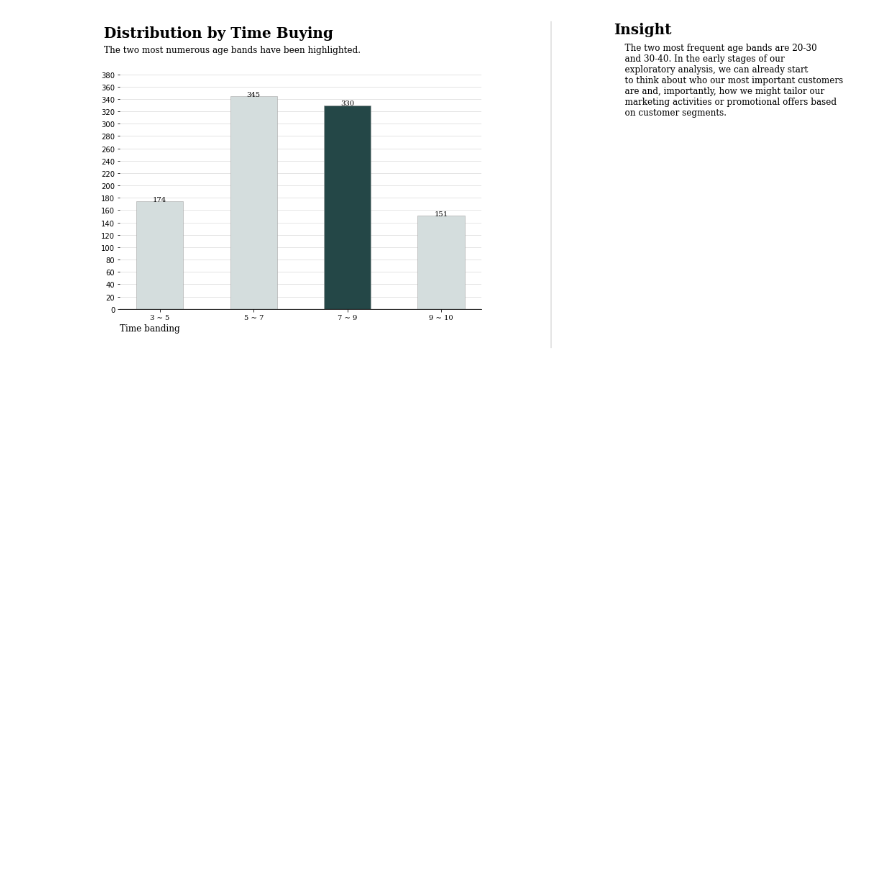
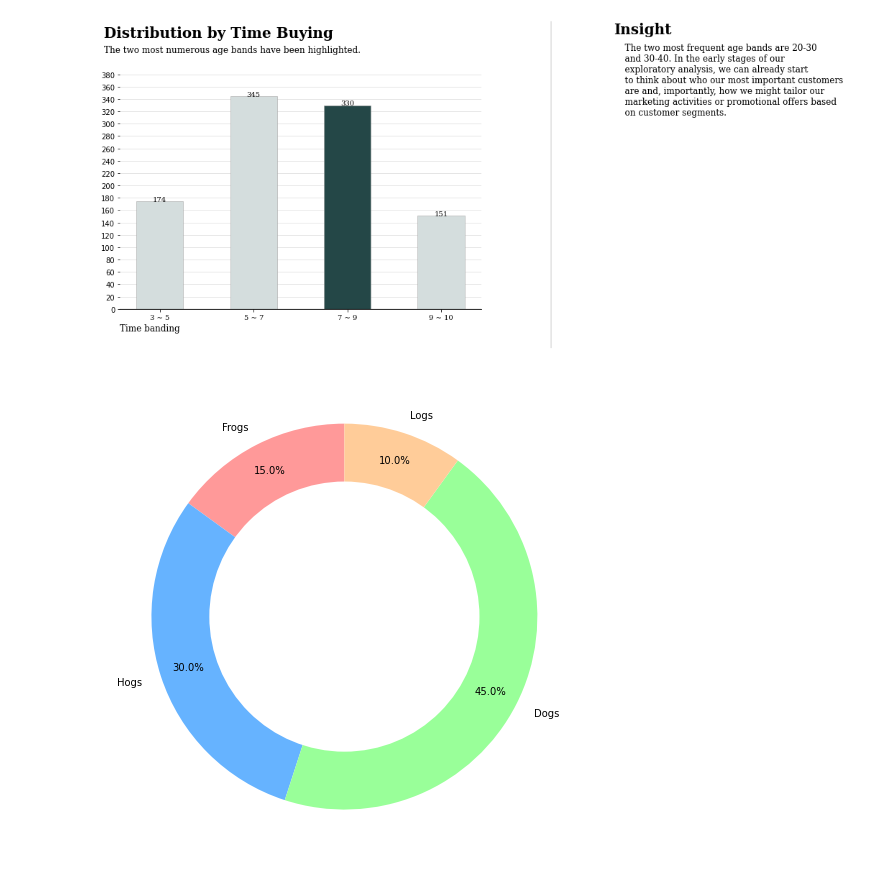
Before and after one commit to diakurnia/supermarket-dashboard, a Jupyter notebook: 3-Data Visualization.ipynb, the cells around one changed output. Saved outputs shown, nothing was run; the diff lists cells and outputs as text; code cells hidden in the pictures; blank space fills up the shorter version.

```diff
--- a/3-Data Visualization.ipynb
+++ b/3-Data Visualization.ipynb
@@ -238,0 +299,17 @@ FixedFormatter should only be used together with FixedLocator
+# %%
+import matplotlib.pyplot as plt
+fig, ax = plt.subplots(1, 1, figsize=(7, 7))
+
+labels = ['Frogs', 'Hogs', 'Dogs', 'Logs']
+sizes = [15, 30, 45, 10]
+#colors
+colors = ['#ff9999','#66b3ff','#99ff99','#ffcc99']
+
+ax.pie(sizes, colors = colors, labels=labels, autopct='%1.1f%%', startangle=90, pctdistance=0.85)
+centre_circle = plt.Circle((0,0),0.70,fc='white')
+ax.add_artist(centre_circle)
+
+fig.tight_layout()
+plt.show()
+# %% [output]
+[figure, added]
```
Also changed, not shown: parts of 5 cells of this notebook, 16 other files.
